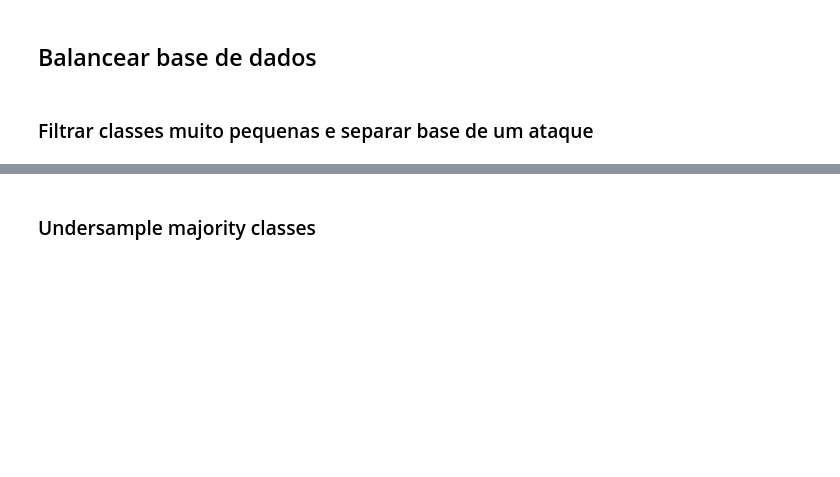
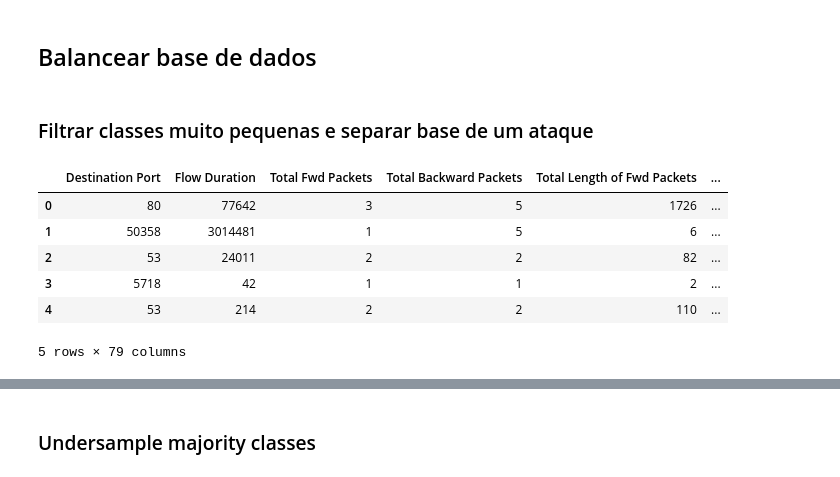
Before and after one commit to andresrocha03/machine_learning, a Jupyter notebook: reinforcement_learning/tabular_data/pre_processing/Pre_processing.ipynb, the cells around one changed output, grey strips where cells are left out. Saved outputs shown, nothing was run; the diff lists cells and outputs as text; code cells hidden in the pictures; blank space fills up the shorter version.

```diff
--- a/reinforcement_learning/tabular_data/pre_processing/Pre_processing.ipynb
+++ b/reinforcement_learning/tabular_data/pre_processing/Pre_processing.ipynb
@@ -115,6 +107,16 @@ memory usage: 1.7+ GB
 # remove classes with less than 1500 instances
 surprise_attacks = df.groupby('Label').filter(lambda x : len(x)<5000)
 df = df.groupby('Label').filter(lambda x : len(x)>=5000)
+# %%
+df.head()
+# %% [output]
+|  | Destination Port | Flow Duration | Total Fwd Packets | Total Backward Packets | Total Length of Fwd Packets | ... |
+| 0 | 80 | 77642 | 3 | 5 | 1726 | ... |
+| 1 | 50358 | 3014481 | 1 | 5 | 6 | ... |
+| 2 | 53 | 24011 | 2 | 2 | 82 | ... |
+| 3 | 5718 | 42 | 1 | 1 | 2 | ... |
+| 4 | 53 | 214 | 2 | 2 | 110 | ... |
+5 rows × 79 columns
 # %%
 one_attack = df.copy()
 one_attack['Label'] = one_attack['Label'].apply(lambda x: 'Attack' if x != 'BENIGN' else 'BENIGN')
```
Also changed, not shown: parts of 30 cells of this notebook.
